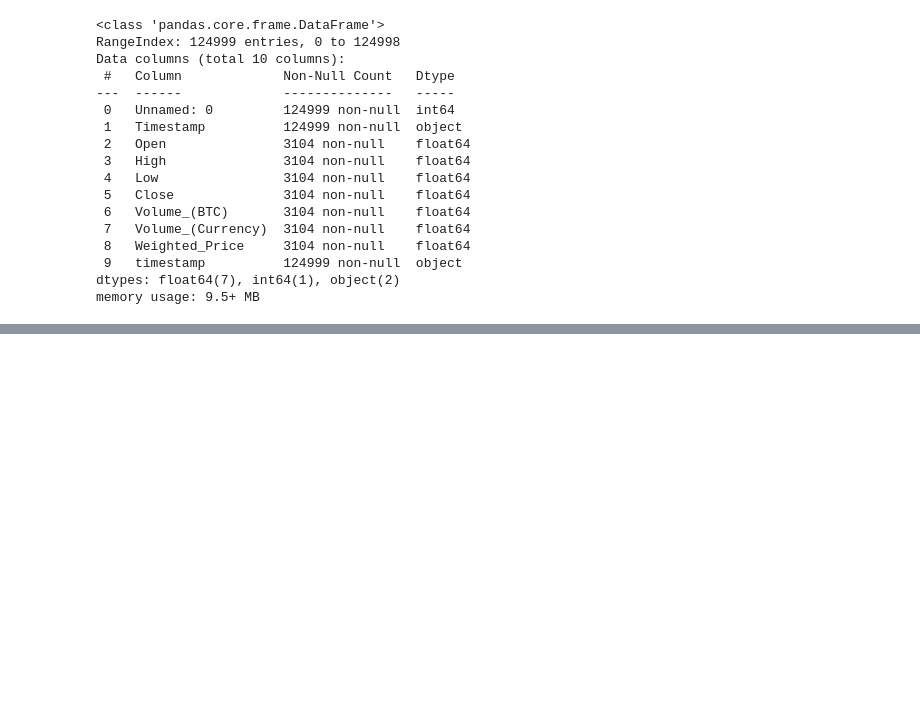
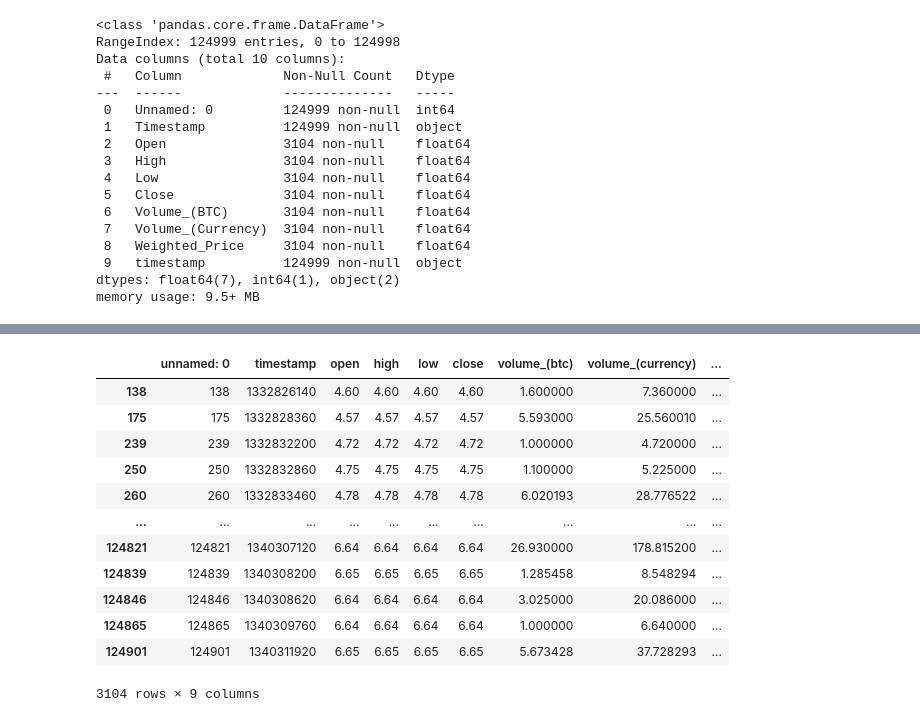
Before and after one commit to 0xjrr/ds-hackaton2-ldsa, a Jupyter notebook: HCKT02 - Data Wrangling/test.ipynb, the cells around one changed output, grey strips where cells are left out. Cells and saved outputs as stored; diff of their text form; code cells hidden in the pictures; blank space fills up the shorter version.

```diff
--- a/HCKT02 - Data Wrangling/test.ipynb
+++ b/HCKT02 - Data Wrangling/test.ipynb
@@ -76,4 +59,6 @@ data_2 = pd.read_csv(os.path.join('data', 'data_1.csv'))
 # %%
 data_1 = pd.read_csv(os.path.join('data', 'data_1.csv'))
+# %%
+data_1.columns = data_1.columns.str.lower()
 # %%
-data_1['timestamp'] = pd.to_datetime(data_1.Timestamp).map(pd.Timestamp.timestamp).astype('int').astype(str)
+data_1['timestamp'] = pd.to_datetime(data_1['timestamp']).map(pd.Timestamp.timestamp).astype('int').astype(str)
@@ -157,0 +159,18 @@ json.load()
+# %%
+data_1.columns = data_1.columns.str.lower()
+data_1 = data_1.dropna()
+data_1
+# %% [output]
+|  | unnamed: 0 | timestamp | open | high | low | close | volume_(btc) | volume_(currency) | ... |
+| 138 | 138 | 1332826140 | 4.60 | 4.60 | 4.60 | 4.60 | 1.600000 | 7.360000 | ... |
+| 175 | 175 | 1332828360 | 4.57 | 4.57 | 4.57 | 4.57 | 5.593000 | 25.560010 | ... |
+| 239 | 239 | 1332832200 | 4.72 | 4.72 | 4.72 | 4.72 | 1.000000 | 4.720000 | ... |
+| 250 | 250 | 1332832860 | 4.75 | 4.75 | 4.75 | 4.75 | 1.100000 | 5.225000 | ... |
+| 260 | 260 | 1332833460 | 4.78 | 4.78 | 4.78 | 4.78 | 6.020193 | 28.776522 | ... |
+| ... | ... | ... | ... | ... | ... | ... | ... | ... | ... |
+| 124821 | 124821 | 1340307120 | 6.64 | 6.64 | 6.64 | 6.64 | 26.930000 | 178.815200 | ... |
+| 124839 | 124839 | 1340308200 | 6.65 | 6.65 | 6.65 | 6.65 | 1.285458 | 8.548294 | ... |
+| 124846 | 124846 | 1340308620 | 6.64 | 6.64 | 6.64 | 6.64 | 3.025000 | 20.086000 | ... |
+| 124865 | 124865 | 1340309760 | 6.64 | 6.64 | 6.64 | 6.64 | 1.000000 | 6.640000 | ... |
+| 124901 | 124901 | 1340311920 | 6.65 | 6.65 | 6.65 | 6.65 | 5.673428 | 37.728293 | ... |
+3104 rows × 9 columns
```
Also changed, not shown: parts of 26 cells of this notebook.
